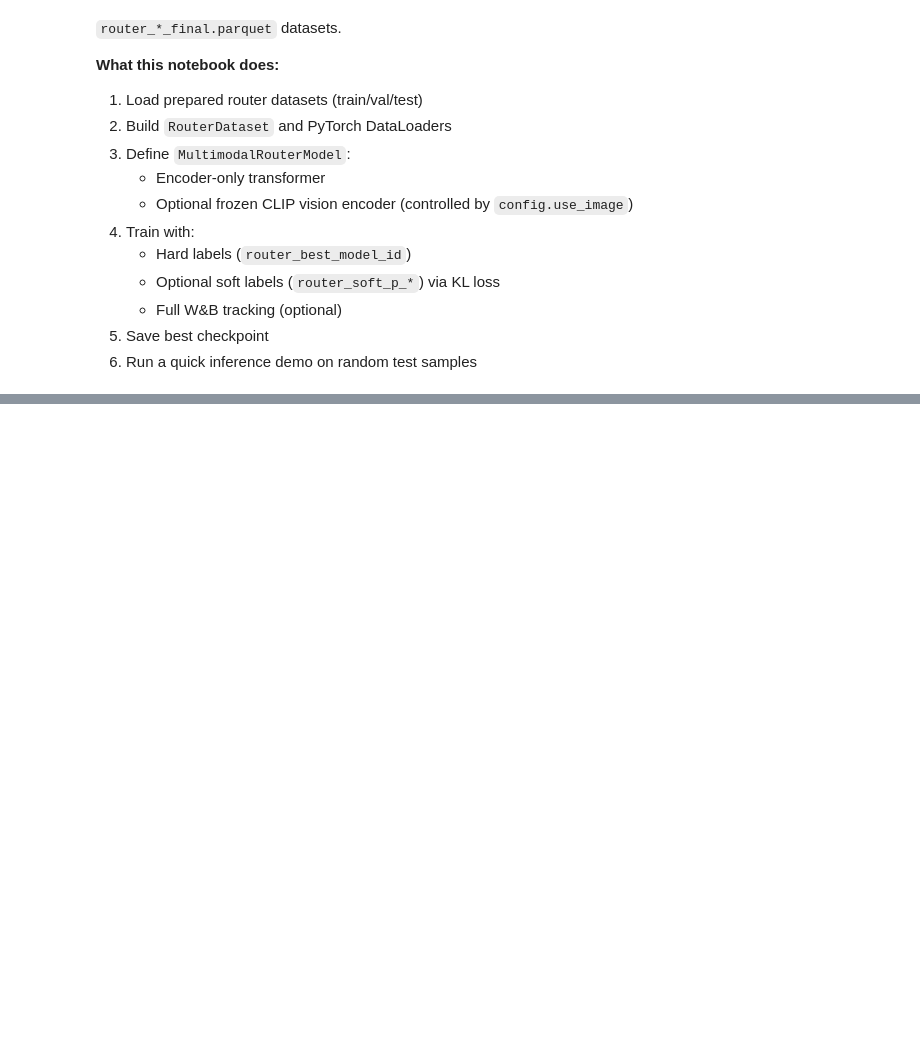
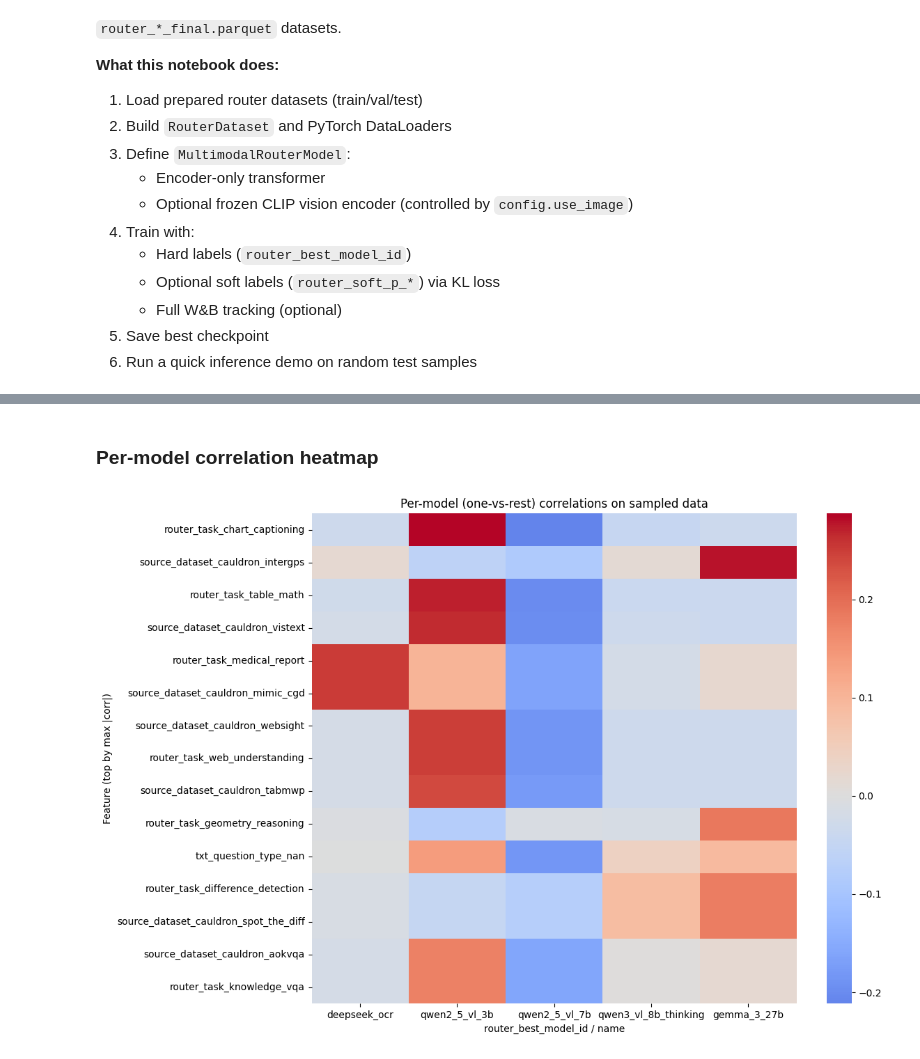
Before and after one commit to Vedaang-Chopra/Which_VLM_Router, a Jupyter notebook: code_base/which_vlm/artemis/06b_training_router_v2.ipynb, the cells around one changed output, grey strips where cells are left out. Saved outputs shown, nothing was run; the diff lists cells and outputs as text; code cells hidden in the pictures; blank space fills up the shorter version.

```diff
--- a/code_base/which_vlm/artemis/06b_training_router_v2.ipynb
+++ b/code_base/which_vlm/artemis/06b_training_router_v2.ipynb
@@ -178,3 +331,73 @@ print(f"\nNum models inferred: {num_models}")
+# %% [markdown]
+### Per-model correlation heatmap
+# %%
+# One-vs-rest correlations by router target (per category)
+try:
+    feature_sample
+    feature_matrix
+except NameError:
+    sample_size = min(5000, len(train_df))
+    feature_sample = train_df.sample(n=sample_size, random_state=42)
+
+    numeric_cols = [
+        "img_width",
+        "img_height",
+        "img_aspect_ratio",
+        "txt_prompt_length_chars",
+        "txt_prompt_length_words",
+    ]
+    binary_cols = ["txt_has_mc_options"]
+    categorical_cols = ["router_task", "source_dataset", "txt_question_type"]
+
+    available_numeric = [c for c in numeric_cols if c in feature_sample.columns]
+    available_binary = [c for c in binary_cols if c in feature_sample.columns]
+    available_cat = [c for c in categorical_cols if c in feature_sample.columns]
+
+    if len(available_numeric) + len(available_binary) + len(available_cat) == 0:
+        feature_matrix = pd.DataFrame()
+    else:
+        numeric_df = feature_sample[available_numeric].copy()
+        numeric_df[available_binary] = feature_sample[available_binary].astype(float)
+        cat_df = pd.get_dummies(
+            feature_sample[available_cat],
+            prefix=available_cat,
+            dummy_na=True,
+        )
+        feature_matrix = pd.concat([numeric_df, cat_df], axis=1).fillna(0)
+
+if feature_matrix is None or feature_matrix.empty:
+    print("No feature matrix available for per-model correlation heatmap.")
+else:
+    label_values = sorted(feature_sample["router_best_model_id"].unique())
+    corr_by_label = {}
+    for label in label_values:
+        target = (feature_sample["router_best_model_id"] == label).astype(int)
+        corr_series = (
+            feature_matrix.assign(target=target)
+            .corr(numeric_only=True)["target"]
+            .drop("target")
+        )
+        corr_by_label[ID_TO_NAME.get(label, label)] = corr_series
+
+    corr_df = pd.DataFrame(corr_by_label)
+    if corr_df.empty:
+        print("No correlation data available for per-model snapshot.")
+    else:
+        top_n = 15
+        top_features = corr_df.abs().max(axis=1).sort_values(ascending=False).head(top_n).index
+        corr_top = corr_df.loc[top_features]
+
+        fig, ax = plt.subplots(figsize=(12, 8))
+        sns.heatmap(corr_top, cmap="coolwarm", center=0, ax=ax)
+        ax.set_title("Per-model (one-vs-rest) correlations on sampled data")
+        ax.set_xlabel("router_best_model_id / name")
+        ax.set_ylabel("Feature (top by max |corr|)")
+        plt.tight_layout()
+        plt.show()
+
+        corr_top
+# %% [output]
+[figure, added]
 # %%
 class RouterDataset(Dataset):
     def __init__(
```
Also changed, not shown: parts of 26 cells of this notebook, 7 other files.
